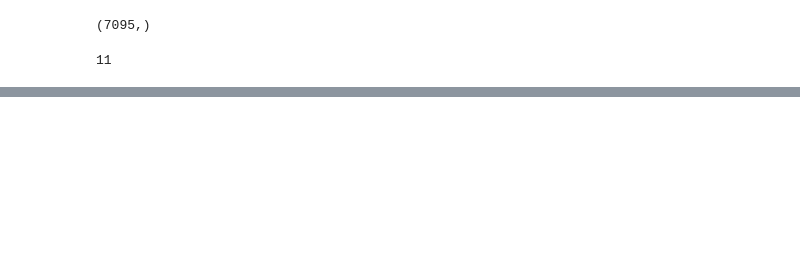
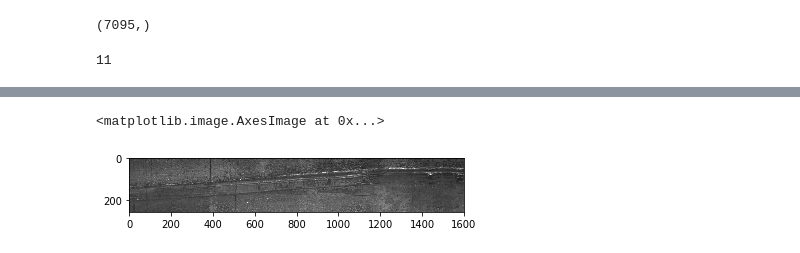
Before and after one commit to bipinKrishnan/steel_defect_detection, a Jupyter notebook: Project_checkpoint.ipynb, the cells around one changed output, grey strips where cells are left out. Drawn from its saved outputs; the diff is of its cells as text; code cells hidden in the pictures; blank space fills up the shorter version.

```diff
--- a/Project_checkpoint.ipynb
+++ b/Project_checkpoint.ipynb
@@ -6,8 +6,9 @@ import cv2
 import os
 from tqdm import tqdm
 # %%
+#convert the image to batches to solve memory error
 path_csv = '/home/abhigith/Desktop/steel_defect_dataset/train.csv'   #complete path to csv data of images
-path_image_train = '/home/abhigith/Desktop/steel_defect_dataset/train_images/'  #complete path to training images
+path_image_train = '/home/abhigith/Desktop/steel_defect_dataset/batch_images/'  #complete path to training images
 data_csv = pd.read_csv(path_csv)
 # %%
 IMG_HEIGHT = 256
@@ -27,7 +28,7 @@ train_img.index('0a1cade03.jpg')
 11
 # %%
 x_train = np.zeros((len(train_img), IMG_HEIGHT, IMG_WIDTH, IMG_CHANNELS), dtype=np.uint8)
-y_train = np.zeros((len(train_img), IMG_HEIGHT, IMG_WIDTH,1), dtype=np.uint8)
+y_train = np.zeros((len(train_img), IMG_HEIGHT, IMG_WIDTH), dtype=np.uint8)
 img_with_mask = np.zeros((len(train_img), IMG_HEIGHT, IMG_WIDTH, IMG_CHANNELS), dtype=np.uint8)
 # %%
 def rle2mask(rle, imgshape):
@@ -53,7 +54,7 @@ def rle2mask(rle, imgshape):
         #current_position += lengths[index]
 
     #numpy operations to bring the shape of mask suitable to image
-    return np.flipud( np.rot90( mask.reshape(height,width,1), k=1 ) )
+    return np.flipud( np.rot90( mask.reshape(height,width), k=1 ) )
 # %%
 for i, img_id in tqdm(enumerate(train_img), total=len(train_img)):
     path = path_image_train + img_id
@@ -104,0 +71,5 @@ for i, img_id in tqdm(enumerate(train_img), total=len(train_img)):
+# %%
+plt.imshow(x_train[1])
+# %% [output]
+<matplotlib.image.AxesImage at 0x...>
+[figure, added]
```
Also changed, not shown: parts of 5 cells of this notebook.
